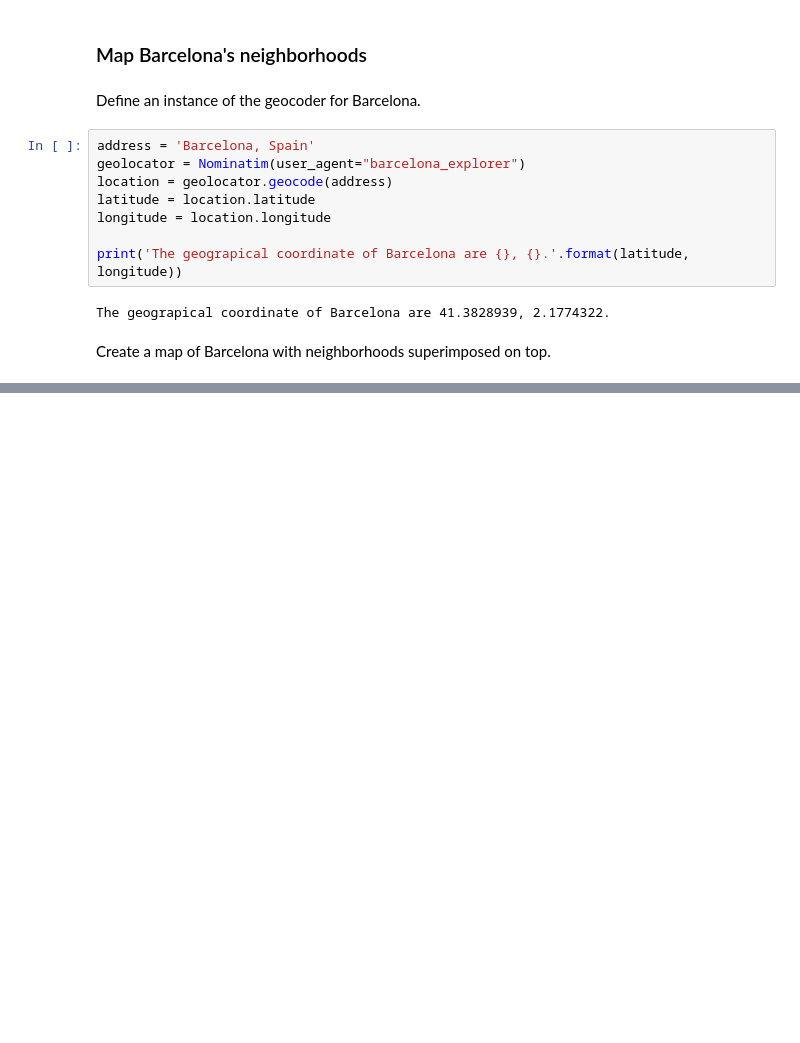
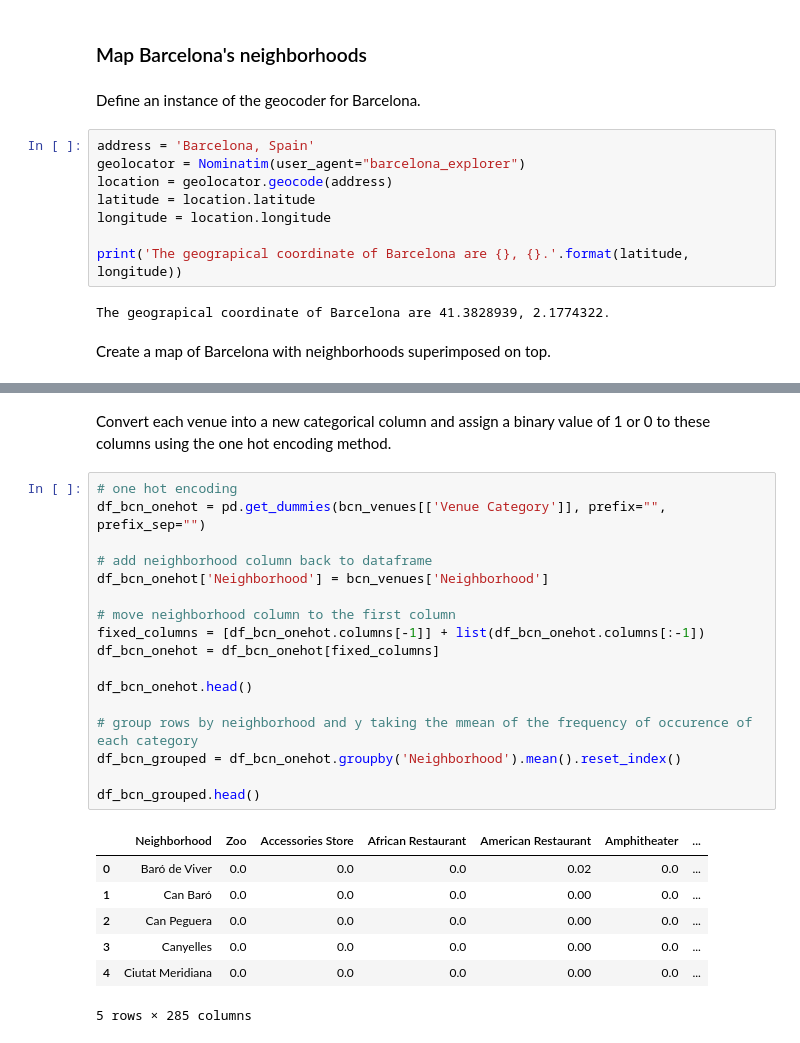
Before and after one commit to DamienAzzopardi/Coursera_Capstone, a Jupyter notebook: Capstone Project - The Battle of Neighborhoods.ipynb, the cells around one changed output, grey strips where cells are left out. Saved outputs shown, nothing was run; the diff lists cells and outputs as text; blank space fills up the shorter version.

```diff
--- a/Capstone Project - The Battle of Neighborhoods.ipynb
+++ b/Capstone Project - The Battle of Neighborhoods.ipynb
@@ -241,0 +346,27 @@ map_bcn
+# %% [markdown]
+Convert each venue into a new categorical column and assign a binary value of 1 or 0 to these columns using the one hot encoding method.
+# %%
+# one hot encoding
+df_bcn_onehot = pd.get_dummies(bcn_venues[['Venue Category']], prefix="", prefix_sep="")
+
+# add neighborhood column back to dataframe
+df_bcn_onehot['Neighborhood'] = bcn_venues['Neighborhood']
+
+# move neighborhood column to the first column
+fixed_columns = [df_bcn_onehot.columns[-1]] + list(df_bcn_onehot.columns[:-1])
+df_bcn_onehot = df_bcn_onehot[fixed_columns]
+
+df_bcn_onehot.head()
+
+# group rows by neighborhood and y taking the mmean of the frequency of occurence of each category
+df_bcn_grouped = df_bcn_onehot.groupby('Neighborhood').mean().reset_index()
+
+df_bcn_grouped.head()
+# %% [output]
+|  | Neighborhood | Zoo | Accessories Store | African Restaurant | American Restaurant | Amphitheater | ... |
+| 0 | Baró de Viver | 0.0 | 0.0 | 0.0 | 0.02 | 0.0 | ... |
+| 1 | Can Baró | 0.0 | 0.0 | 0.0 | 0.00 | 0.0 | ... |
+| 2 | Can Peguera | 0.0 | 0.0 | 0.0 | 0.00 | 0.0 | ... |
+| 3 | Canyelles | 0.0 | 0.0 | 0.0 | 0.00 | 0.0 | ... |
+| 4 | Ciutat Meridiana | 0.0 | 0.0 | 0.0 | 0.00 | 0.0 | ... |
+5 rows × 285 columns
```
Also changed, not shown: parts of 39 cells of this notebook.
